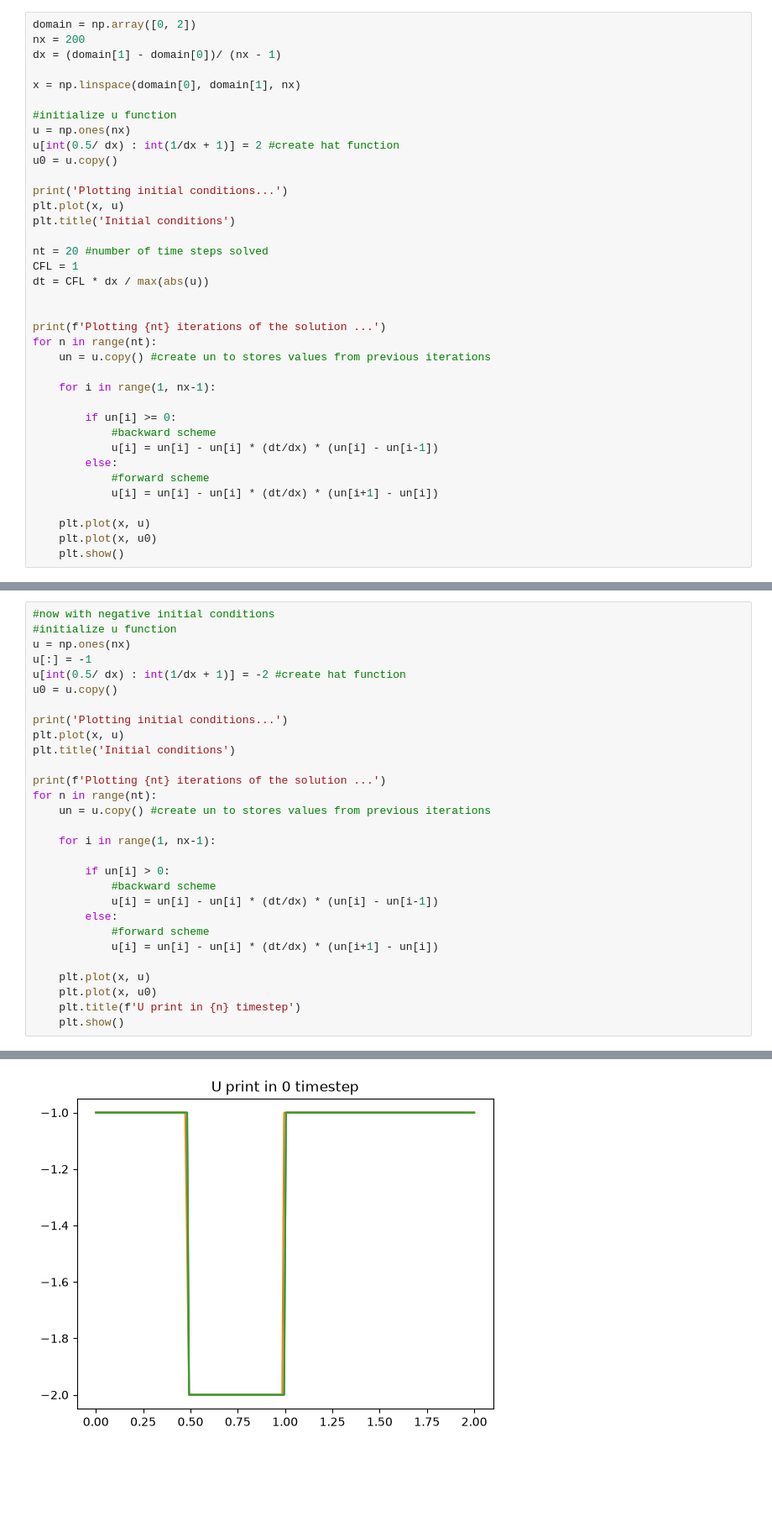
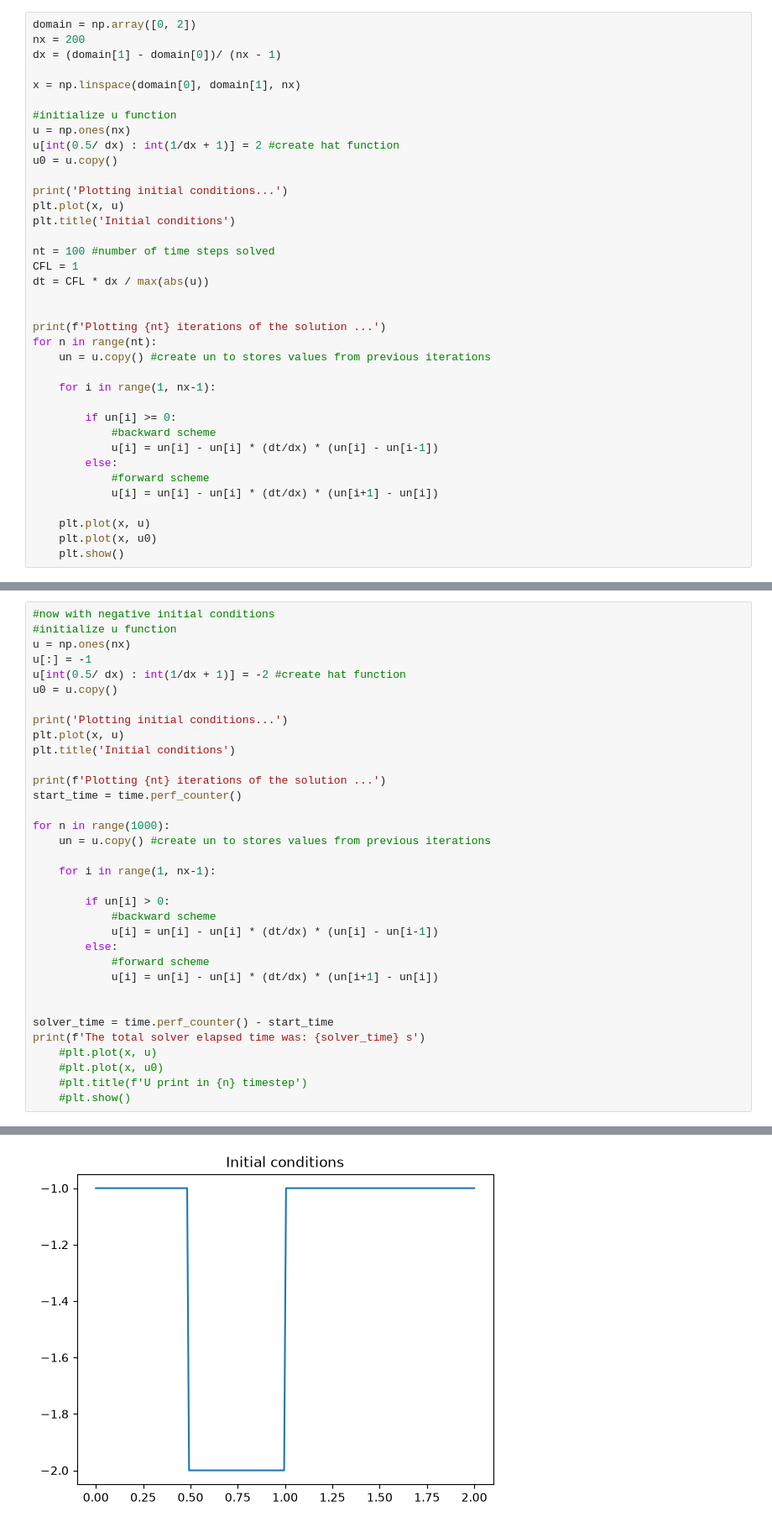
Before and after one commit to igor-dearaujo/Python_CFD_course, a Jupyter notebook: 3_Nonlinear_convection/3.Nonlinear convection test.ipynb, the cells around one changed output, grey strips where cells are left out. Shown at 84% size. Cells and saved outputs as stored; diff of their text form; blank space fills up the shorter version.

Commit message:
Time elapsed comparison between numpy and ifelse for Upwind Scheme

```diff
--- a/3_Nonlinear_convection/3.Nonlinear convection test.ipynb
+++ b/3_Nonlinear_convection/3.Nonlinear convection test.ipynb
@@ -17,7 +18,7 @@ print('Plotting initial conditions...')
 plt.plot(x, u)
 plt.title('Initial conditions')
 
-nt = 20 #number of time steps solved
+nt = 100 #number of time steps solved
 CFL = 1
 dt = CFL * dx / max(abs(u))
 
@@ -66,7 +67,9 @@ plt.plot(x, u)
 plt.title('Initial conditions')
 
 print(f'Plotting {nt} iterations of the solution ...')
-for n in range(nt):
+start_time = time.perf_counter()
+
+for n in range(1000):
     un = u.copy() #create un to stores values from previous iterations
 
     for i in range(1, nx-1):
@@ -78,9 +81,12 @@ for n in range(nt):
             #forward scheme
             u[i] = un[i] - un[i] * (dt/dx) * (un[i+1] - un[i])
 
-    plt.plot(x, u)
-    plt.plot(x, u0)
-    plt.title(f'U print in {n} timestep')
-    plt.show()
+
+solver_time = time.perf_counter() - start_time
+print(f'The total solver elapsed time was: {solver_time} s')
+    #plt.plot(x, u)
+    #plt.plot(x, u0)
+    #plt.title(f'U print in {n} timestep')
+    #plt.show()
 # %% [output]
 Plotting initial conditions...
@@ -88 +95 @@ Plotting 20 iterations of the solution ...
-[figure, old version]
+[figure, new version]
```
Also changed, not shown: parts of 3 cells of this notebook, 2 other files.
